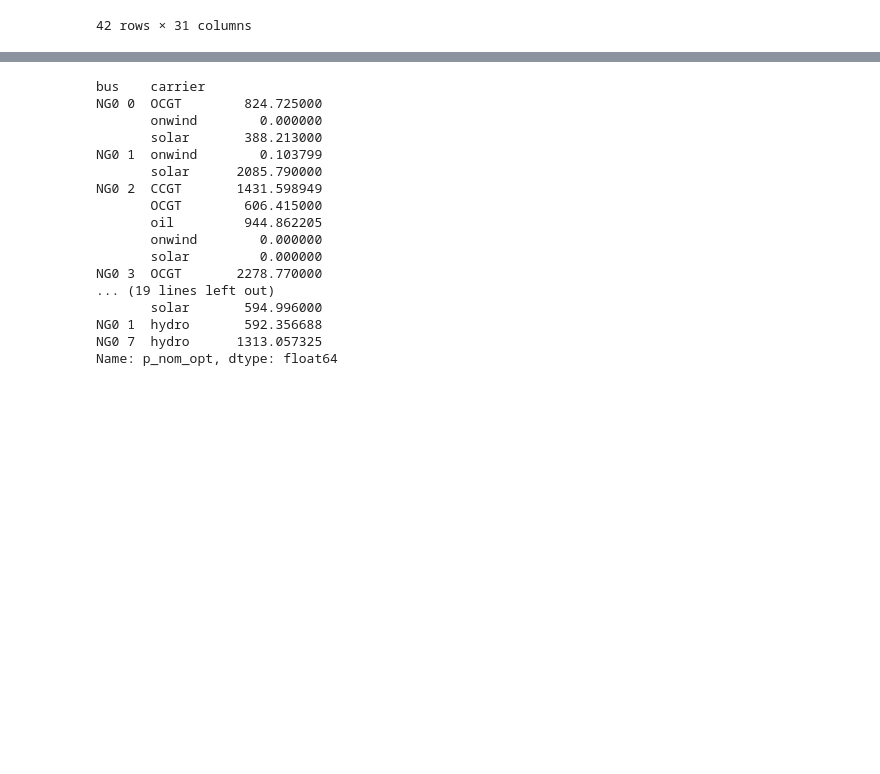
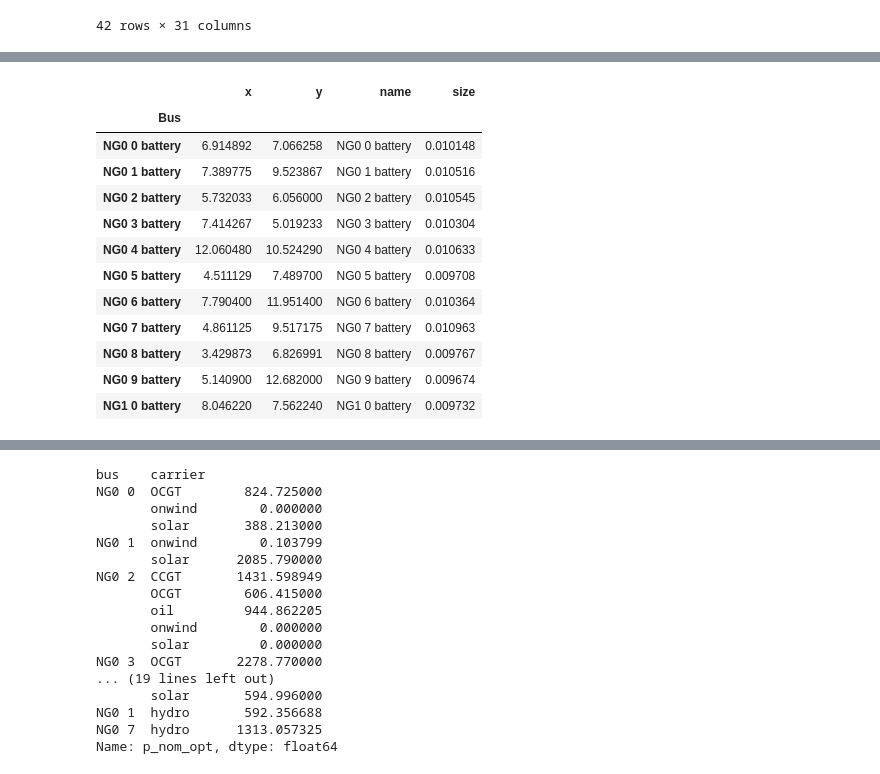
Before and after one commit to drifter089/streamlit_vis, a Jupyter notebook: ng_nb.ipynb, the cells around one changed output, grey strips where cells are left out. Saved outputs shown, nothing was run; the diff lists cells and outputs as text; code cells hidden in the pictures; blank space fills up the shorter version.

```diff
--- a/ng_nb.ipynb
+++ b/ng_nb.ipynb
@@ -237,3 +256,25 @@ Name: x, dtype: float64
+# %%
+dropped_indices = []
+for i in range(len(df)):
+    if "battery" not in df["name"][i]:
+        dropped_indices.append(df["name"][i])
+
+df.drop(index=dropped_indices, inplace=True)
+df
+# %% [output]
+|  | x | y | name | size |
+| Bus |  |  |  |  |
+| NG0 0 battery | 6.914892 | 7.066258 | NG0 0 battery | 0.010148 |
+| NG0 1 battery | 7.389775 | 9.523867 | NG0 1 battery | 0.010516 |
+| NG0 2 battery | 5.732033 | 6.056000 | NG0 2 battery | 0.010545 |
+| NG0 3 battery | 7.414267 | 5.019233 | NG0 3 battery | 0.010304 |
+| NG0 4 battery | 12.060480 | 10.524290 | NG0 4 battery | 0.010633 |
+| NG0 5 battery | 4.511129 | 7.489700 | NG0 5 battery | 0.009708 |
+| NG0 6 battery | 7.790400 | 11.951400 | NG0 6 battery | 0.010364 |
+| NG0 7 battery | 4.861125 | 9.517175 | NG0 7 battery | 0.010963 |
+| NG0 8 battery | 3.429873 | 6.826991 | NG0 8 battery | 0.009767 |
+| NG0 9 battery | 5.140900 | 12.682000 | NG0 9 battery | 0.009674 |
+| NG1 0 battery | 8.046220 | 7.562240 | NG1 0 battery | 0.009732 |
 # %%
 import pandas as pd
 # %%
```
Also changed, not shown: parts of 13 cells of this notebook, 3 other files.
